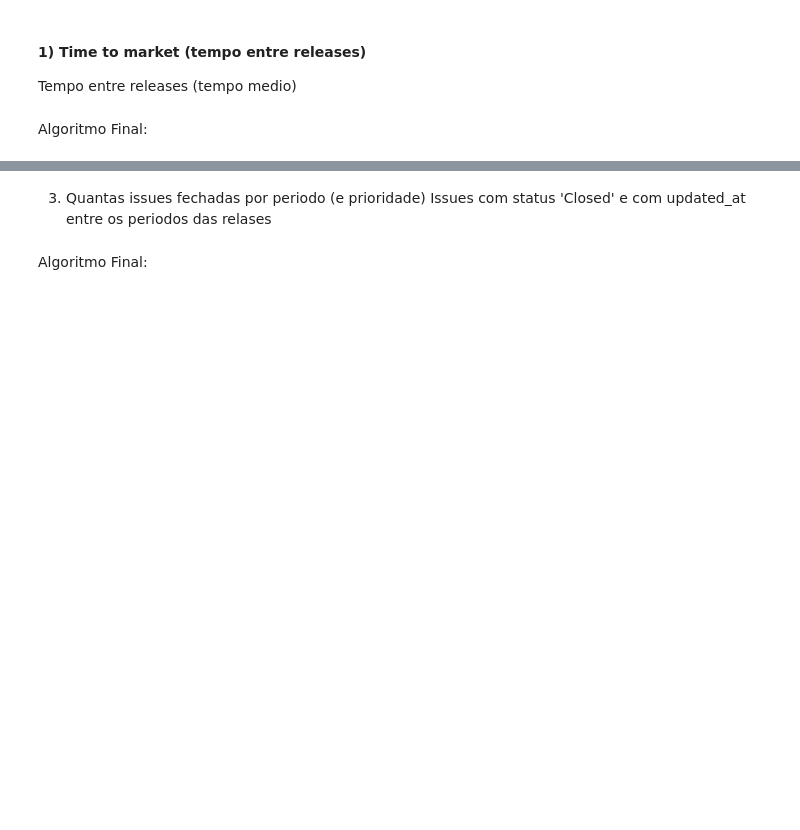
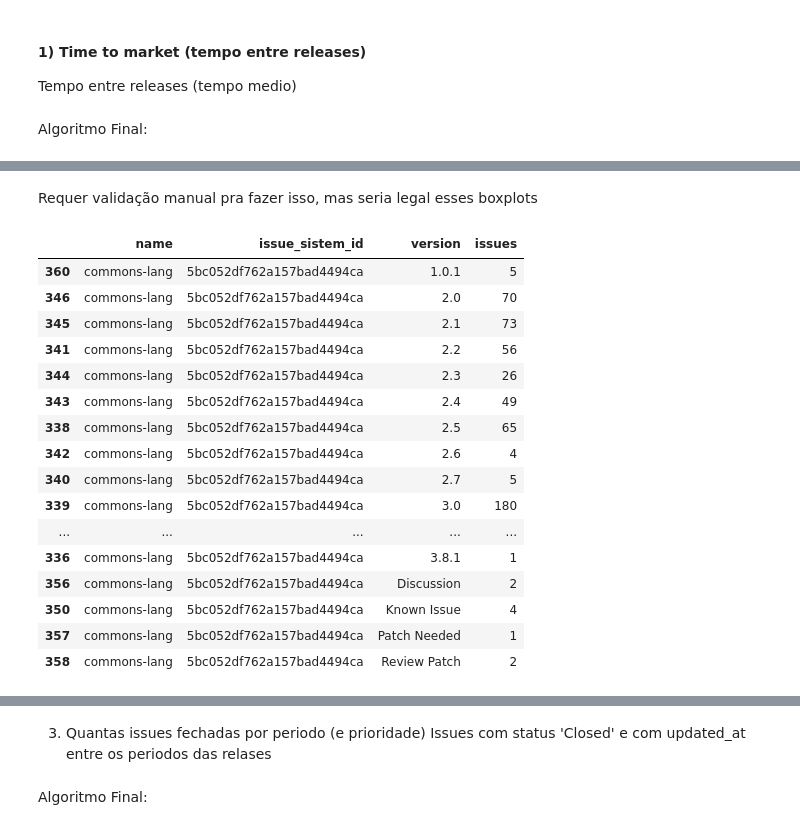
Before and after one commit to diegoandrade-iuv/msr-ch2022-cd, a Jupyter notebook: perguntas de pesquisa.ipynb, the cells around one changed output, grey strips where cells are left out. Drawn from its saved outputs; the diff is of its cells as text; code cells hidden in the pictures; blank space fills up the shorter version.

```diff
--- a/perguntas de pesquisa.ipynb
+++ b/perguntas de pesquisa.ipynb
@@ -318,13 +359,18 @@ Issues com status 'Closed' e com fix_version direcionado a um versão específic
 # %%
-#fazer para cada projeto e agregar os resultados
-tmp_issue_sistem = ObjectId('5bef21d456f6a02953b578cf')
-FVersionsDict = {}
-for i in issues.query('issue_system_id == @tmp_issue_sistem & status == \'Closed\'').fix_versions:
-    if isinstance(i, list):
-        for j in i:
-            if j not in FVersionsDict:
-                FVersionsDict[j] = 1
-            else:
-                FVersionsDict[j] += 1
-FVersionsDict
+listIssuesFixVersion = []
+for i in range(dfProjetosComCD.shape[0]):
+    FVersionsDict = {}
+    tmp_issue_sistem = dfProjetosComCD.iloc[i,3]
+    tmp_name = dfProjetosComCD.iloc[i,0]
+    for i in issues.query('issue_system_id == @tmp_issue_sistem & status == \'Closed\'').fix_versions:
+        if isinstance(i, list):
+            for j in i:
+                if j not in FVersionsDict:
+                    FVersionsDict[j] = 1
+                else:
+                    FVersionsDict[j] += 1
+    for key in FVersionsDict:
+        listIssuesFixVersion.append([tmp_name, tmp_issue_sistem, key, FVersionsDict[key] ])
+df_Issues_fix_Version = pd.DataFrame(listIssuesFixVersion, columns=['name', 'issue_sistem_id', 'version', 'issues'])
+df_Issues_fix_Version
 # %% [output]
@@ -335,0 +390,24 @@ FVersionsDict
+# %% [markdown]
+Requer validação manual pra fazer isso, mas seria legal esses boxplots
+# %%
+tmp_issue_sistem = ObjectId('5bc052df762a157bad4494ca')
+tmp_version = '3.6'
+df_Issues_fix_Version.query('issue_sistem_id == @tmp_issue_sistem ').sort_values(by='version')
+# %% [output]
+|  | name | issue_sistem_id | version | issues |
+| 360 | commons-lang | 5bc052df762a157bad4494ca | 1.0.1 | 5 |
+| 346 | commons-lang | 5bc052df762a157bad4494ca | 2.0 | 70 |
+| 345 | commons-lang | 5bc052df762a157bad4494ca | 2.1 | 73 |
+| 341 | commons-lang | 5bc052df762a157bad4494ca | 2.2 | 56 |
+| 344 | commons-lang | 5bc052df762a157bad4494ca | 2.3 | 26 |
+| 343 | commons-lang | 5bc052df762a157bad4494ca | 2.4 | 49 |
+| 338 | commons-lang | 5bc052df762a157bad4494ca | 2.5 | 65 |
+| 342 | commons-lang | 5bc052df762a157bad4494ca | 2.6 | 4 |
+| 340 | commons-lang | 5bc052df762a157bad4494ca | 2.7 | 5 |
+| 339 | commons-lang | 5bc052df762a157bad4494ca | 3.0 | 180 |
+| ... | ... | ... | ... | ... |
+| 336 | commons-lang | 5bc052df762a157bad4494ca | 3.8.1 | 1 |
+| 356 | commons-lang | 5bc052df762a157bad4494ca | Discussion | 2 |
+| 350 | commons-lang | 5bc052df762a157bad4494ca | Known Issue | 4 |
+| 357 | commons-lang | 5bc052df762a157bad4494ca | Patch Needed | 1 |
+| 358 | commons-lang | 5bc052df762a157bad4494ca | Review Patch | 2 |
```
Also changed, not shown: parts of 30 cells of this notebook, 1 other file.
